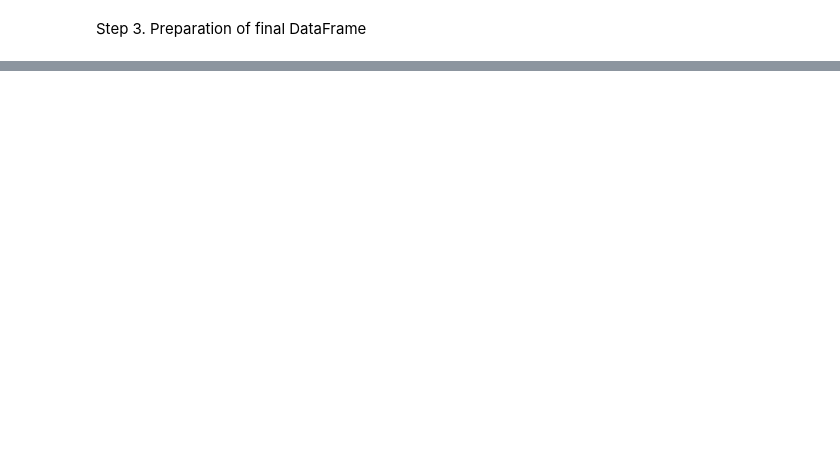
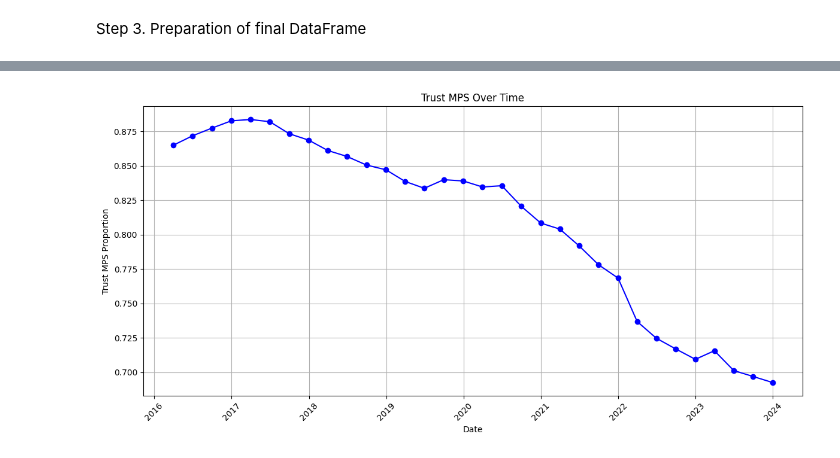
Before and after one commit to HNagouda/JBG050-DC2-Grp21, a Jupyter notebook: src/exploration/confidence_trust_advanced.ipynb, the cells around one changed output, grey strips where cells are left out. Drawn from its saved outputs; the diff is of its cells as text; code cells hidden in the pictures; blank space fills up the shorter version.

```diff
--- a/src/exploration/confidence_trust_advanced.ipynb
+++ b/src/exploration/confidence_trust_advanced.ipynb
@@ -259,0 +299,19 @@ See the caveats in the documentation: https://pandas.pydata.org/pandas-docs/stab
+# %%
+PAS_file_path = "C:/Users/20220678/Microsoft VS Code/JBG050-DC2-Grp21/data/PAS_T&Cdashboard_to Q3 23-24.xlsx"
+df_PAS = pd.read_excel(PAS_file_path, sheet_name='Borough')
+
+trust_data = df_PAS[df_PAS['Measure'] == 'Trust MPS']
+# %%
+trust_mps_over_time = trust_data.groupby('Date')['Proportion'].mean().reset_index()
+
+plt.figure(figsize=(12, 6))
+plt.plot(trust_mps_over_time['Date'], trust_mps_over_time['Proportion'], marker='o', linestyle='-', color='blue')
+plt.title('Trust MPS Over Time')
+plt.xlabel('Date')
+plt.ylabel('Trust MPS Proportion')
+plt.grid(True)
+plt.xticks(rotation=45)
+plt.tight_layout()
+plt.show()
+# %% [output]
+[figure, added]
```
Also changed, not shown: parts of 9 cells of this notebook.
